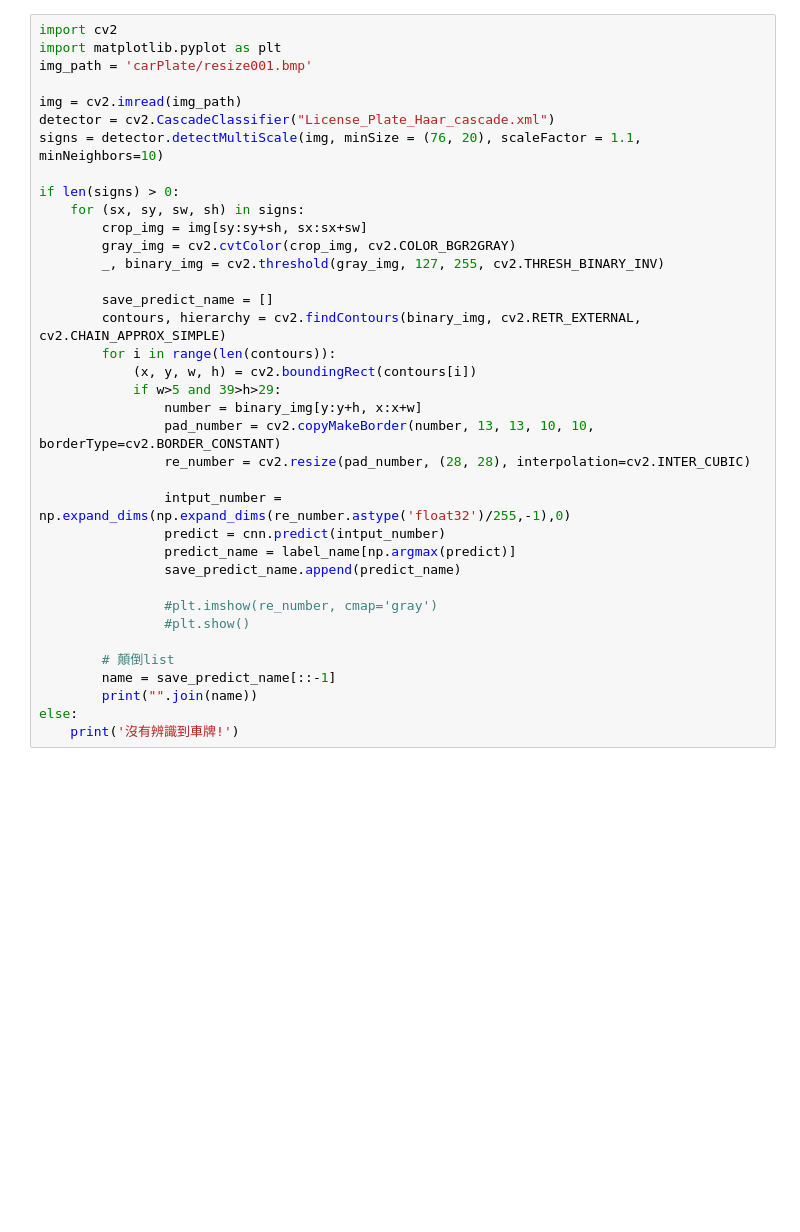
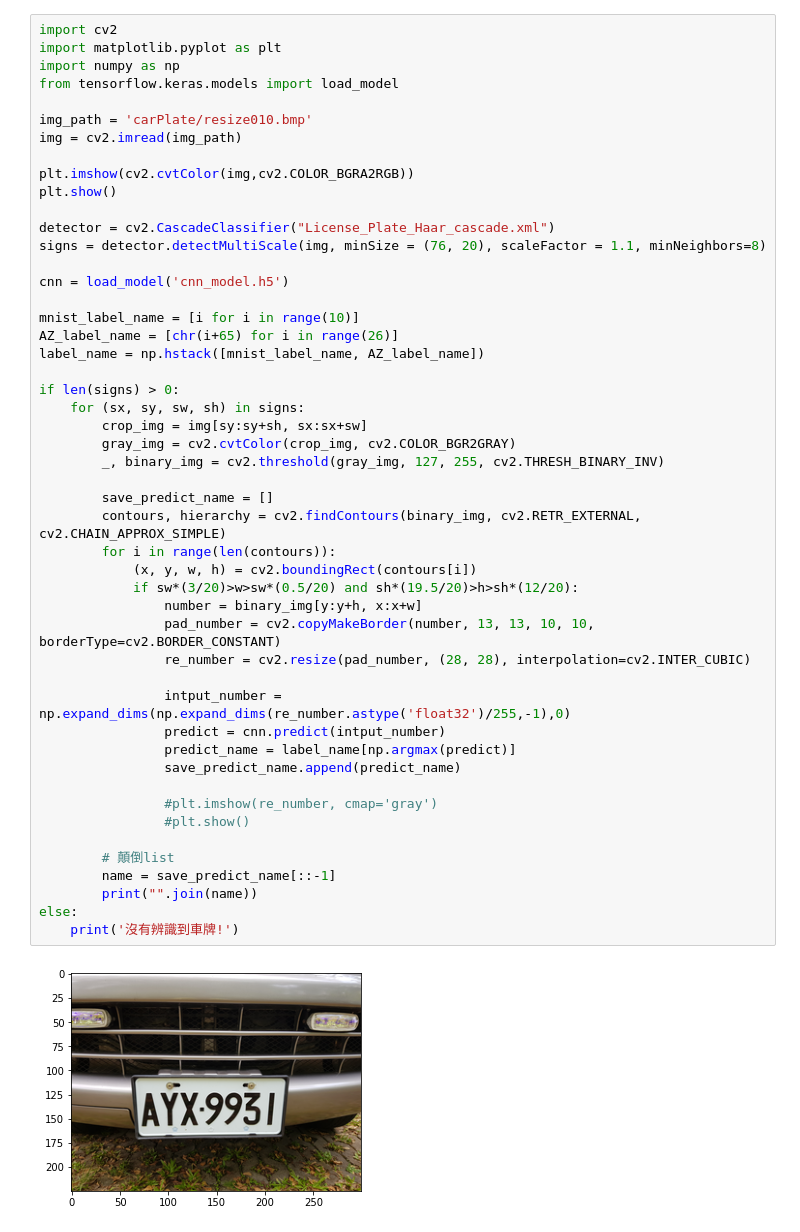
Before and after one commit to j82887/Artificial-Intelligence, a Jupyter notebook: 19_Implementation/04_Car_License_Plate/04_Detect Car License Plate System.ipynb, the cells around one changed output. Cells and saved outputs as stored; diff of their text form; blank space fills up the shorter version.

```diff
--- a/19_Implementation/04_Car_License_Plate/04_Detect Car License Plate System.ipynb
+++ b/19_Implementation/04_Car_License_Plate/04_Detect Car License Plate System.ipynb
@@ -5,37 +5,51 @@
 # %%
 import cv2
 import matplotlib.pyplot as plt
-img_path = 'carPlate/resize001.bmp'
+import numpy as np
+from tensorflow.keras.models import load_model
 
+img_path = 'carPlate/resize010.bmp'
 img = cv2.imread(img_path)
+
+plt.imshow(cv2.cvtColor(img,cv2.COLOR_BGRA2RGB))
+plt.show()
+
 detector = cv2.CascadeClassifier("License_Plate_Haar_cascade.xml")
-signs = detector.detectMultiScale(img, minSize = (76, 20), scaleFactor = 1.1, minNeighbors=10)
+signs = detector.detectMultiScale(img, minSize = (76, 20), scaleFactor = 1.1, minNeighbors=8)
+
+cnn = load_model('cnn_model.h5')
+
+mnist_label_name = [i for i in range(10)]
+AZ_label_name = [chr(i+65) for i in range(26)]
+label_name = np.hstack([mnist_label_name, AZ_label_name])
 
 if len(signs) > 0:
     for (sx, sy, sw, sh) in signs:
         crop_img = img[sy:sy+sh, sx:sx+sw]
         gray_img = cv2.cvtColor(crop_img, cv2.COLOR_BGR2GRAY)
         _, binary_img = cv2.threshold(gray_img, 127, 255, cv2.THRESH_BINARY_INV)
 
         save_predict_name = []
         contours, hierarchy = cv2.findContours(binary_img, cv2.RETR_EXTERNAL, cv2.CHAIN_APPROX_SIMPLE)
         for i in range(len(contours)):
             (x, y, w, h) = cv2.boundingRect(contours[i])
-            if w>5 and 39>h>29:
+            if sw*(3/20)>w>sw*(0.5/20) and sh*(19.5/20)>h>sh*(12/20):
                 number = binary_img[y:y+h, x:x+w]
                 pad_number = cv2.copyMakeBorder(number, 13, 13, 10, 10, borderType=cv2.BORDER_CONSTANT)
                 re_number = cv2.resize(pad_number, (28, 28), interpolation=cv2.INTER_CUBIC)
 
                 intput_number = np.expand_dims(np.expand_dims(re_number.astype('float32')/255,-1),0)
                 predict = cnn.predict(intput_number)
                 predict_name = label_name[np.argmax(predict)]
                 save_predict_name.append(predict_name)
 
                 #plt.imshow(re_number, cmap='gray')
                 #plt.show()
 
         # 顛倒list
         name = save_predict_name[::-1]
         print("".join(name))
 else:
     print('沒有辨識到車牌!')
+# %% [output]
+[figure, added]
```
Also changed, not shown: parts of 1 cell of this notebook, 1 other file.
